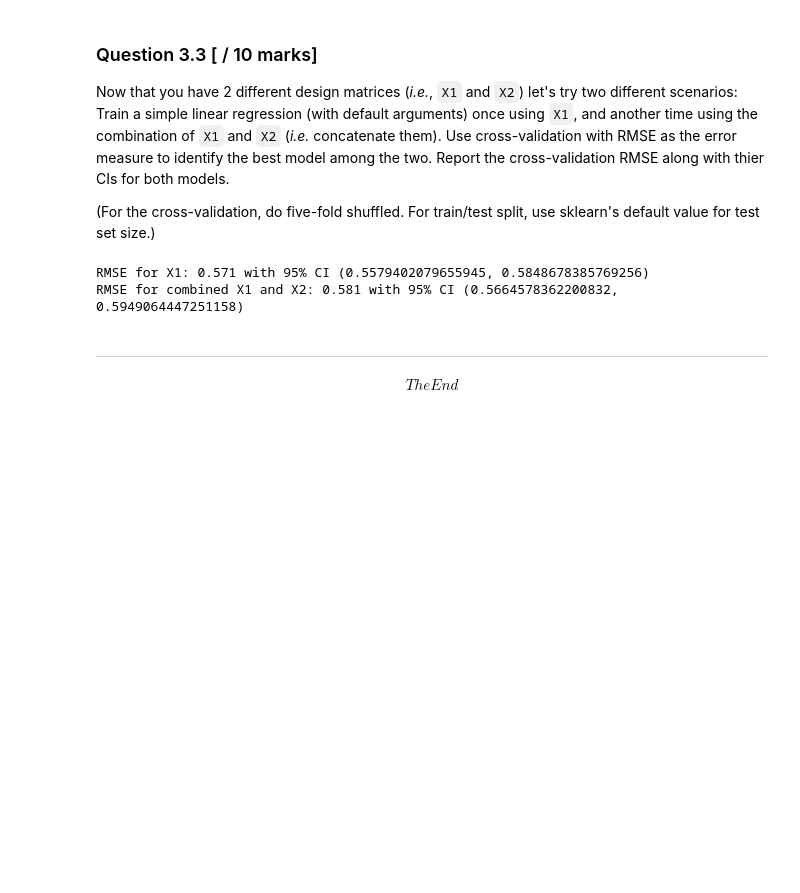
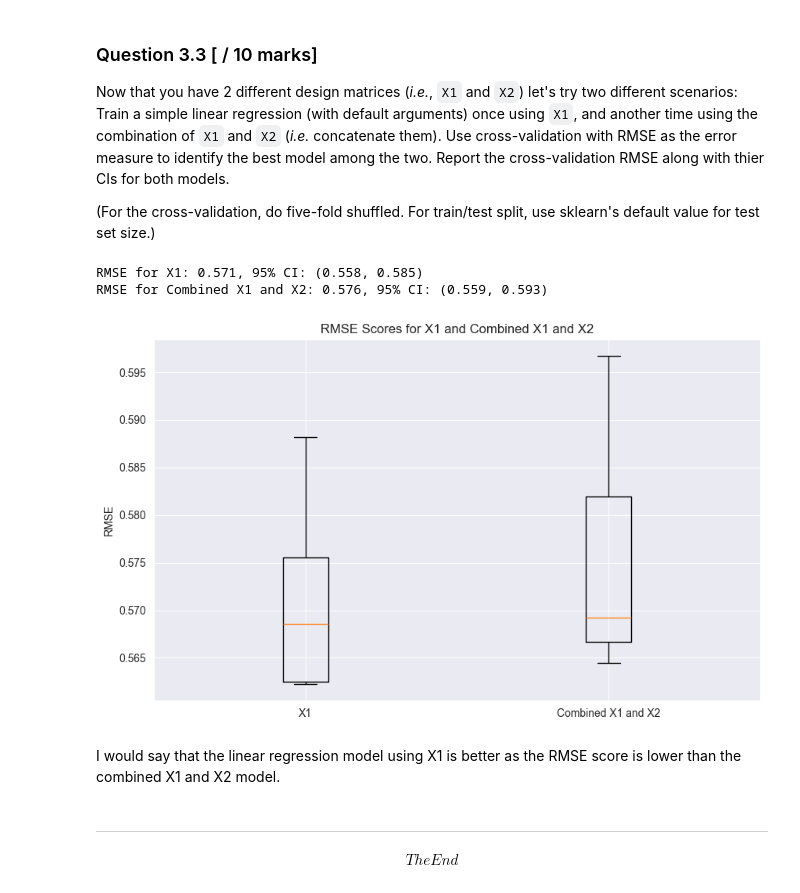
Before and after one commit to ParamvirSran/Machine-Learning, a Jupyter notebook: Assignments/A8/Assignment_8.ipynb, the cells around one changed output. Drawn from its saved outputs; the diff is of its cells as text; code cells hidden in the pictures; blank space fills up the shorter version.

```diff
--- a/Assignments/A8/Assignment_8.ipynb
+++ b/Assignments/A8/Assignment_8.ipynb
@@ -550,47 +552,71 @@ Now that you have 2 different design matrices (*i.e.*, `X1` and `X2`) let's try
 
 (For the cross-validation, do five-fold shuffled. For train/test split, use sklearn's default value for test set size.)
 # %%
+from sklearn.linear_model import LinearRegression
 from sklearn.model_selection import KFold, cross_val_score
+from sklearn.metrics import mean_squared_error, make_scorer
 from scipy import stats
-from sklearn.linear_model import LinearRegression
+
+# Combine X1 and X2
+X_combined = np.concatenate([X1, X2], axis=1)
 
 # Initialize the Linear Regression model
-model = LinearRegression()
+lr_model = LinearRegression()
 
-# Prepare the combined design matrix by concatenating X1 and X2
-X_combined = np.concatenate((X1, X2), axis=1)
-
-# Set up the KFold cross-validation configuration
+# Set up 5-fold cross-validation, shuffled
 kf = KFold(n_splits=5, shuffle=True, random_state=seed)
 
 
-# Define a function to calculate the RMSE from cross-validation
-def rmse_cv(model, X, y):
-    mse = cross_val_score(model, X, y, scoring="neg_mean_squared_error", cv=kf)
-    return np.sqrt(-mse)
+# Define a custom scorer for RMSE
+def rmse_scorer(y_true, y_pred):
+    return np.sqrt(mean_squared_error(y_true, y_pred))
 
 
-# Calculate RMSE for the model trained on X1
-rmse_X1 = rmse_cv(model, X1, y)
+# Perform cross-validation for X1 using rmse_scorer
+scores_X1 = cross_val_score(lr_model, X1, y, cv=kf, scoring=make_scorer(rmse_scorer))
 
-# Calculate RMSE for the model trained on the combined X1 and X2
-rmse_combined = rmse_cv(model, X_combined, y)
+# Perform cross-validation for combined X1 and X2
+scores_combined = cross_val_score(
+    lr_model,
+    X_combined,
+    y,
+    cv=kf,
+    scoring=make_scorer(rmse_scorer),
+)
 
 
-# Function to calculate 95% CI for RMSE
-def calculate_ci(data):
-    ci = stats.t.interval(0.95, len(data) - 1, loc=np.mean(data), scale=stats.sem(data))
-    return ci
+# Calculate the mean RMSE and 95% Confidence Interval for both models
+def calculate_rmse_ci(scores):
+    mean_rmse = np.mean(scores)
+    ci = stats.t.interval(0.95, len(scores) - 1, loc=mean_rmse, scale=stats.sem(scores))
+    return mean_rmse, ci[0], ci[1]
 
 
-# Report the cross-validation RMSE and CIs for both models
-print(f"RMSE for X1: {np.mean(rmse_X1):.3f} with 95% CI {calculate_ci(rmse_X1)}")
+mean_rmse_X1, ci_lower_X1, ci_upper_X1 = calculate_rmse_ci(scores_X1)
+mean_rmse_combined, ci_lower_combined, ci_upper_combined = calculate_rmse_ci(
+    scores_combined
+)
+
+# Output the results
 print(
-    f"RMSE for combined X1 and X2: {np.mean(rmse_combined):.3f} with 95% CI {calculate_ci(rmse_combined)}"
+    f"RMSE for X1: {mean_rmse_X1:.3f}, 95% CI: ({ci_lower_X1:.3f}, {ci_upper_X1:.3f})"
 )
+print(
+    f"RMSE for Combined X1 and X2: {mean_rmse_combined:.3f}, 95% CI: ({ci_lower_combined:.3f}, {ci_upper_combined:.3f})"
+)
+
+# Plot the RMSE scores for X1 and combined X1 and X2
+plt.figure(figsize=(10, 6))
+plt.boxplot([scores_X1, scores_combined], labels=["X1", "Combined X1 and X2"])
+plt.ylabel("RMSE")
+plt.title("RMSE Scores for X1 and Combined X1 and X2")
+plt.show()
 # %% [output]
-RMSE for X1: 0.571 with 95% CI (0.5579402079655945, 0.5848678385769256)
-RMSE for combined X1 and X2: 0.581 with 95% CI (0.5664578362200832, 0.5949064447251158)
+RMSE for X1: 0.571, 95% CI: (0.558, 0.585)
+RMSE for Combined X1 and X2: 0.576, 95% CI: (0.559, 0.593)
+[figure, added]
+# %% [markdown]
+I would say that the linear regression model using X1 is better as the RMSE score is lower than the combined X1 and X2 model.
 # %% [markdown]
 ---
 $$The End$$
```
Also changed, not shown: parts of 7 cells of this notebook.
